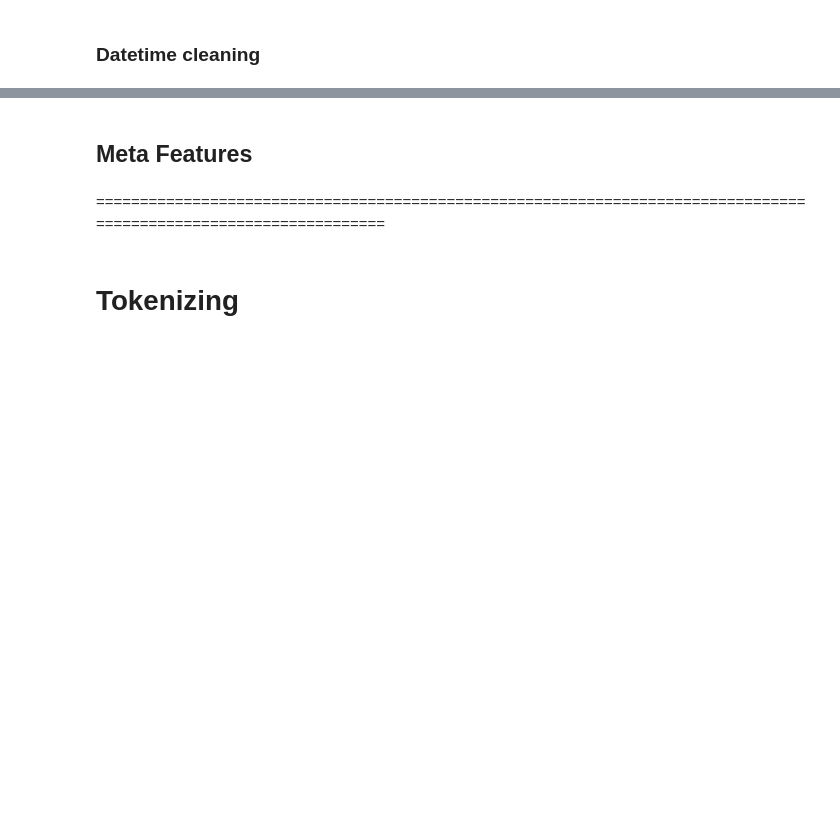
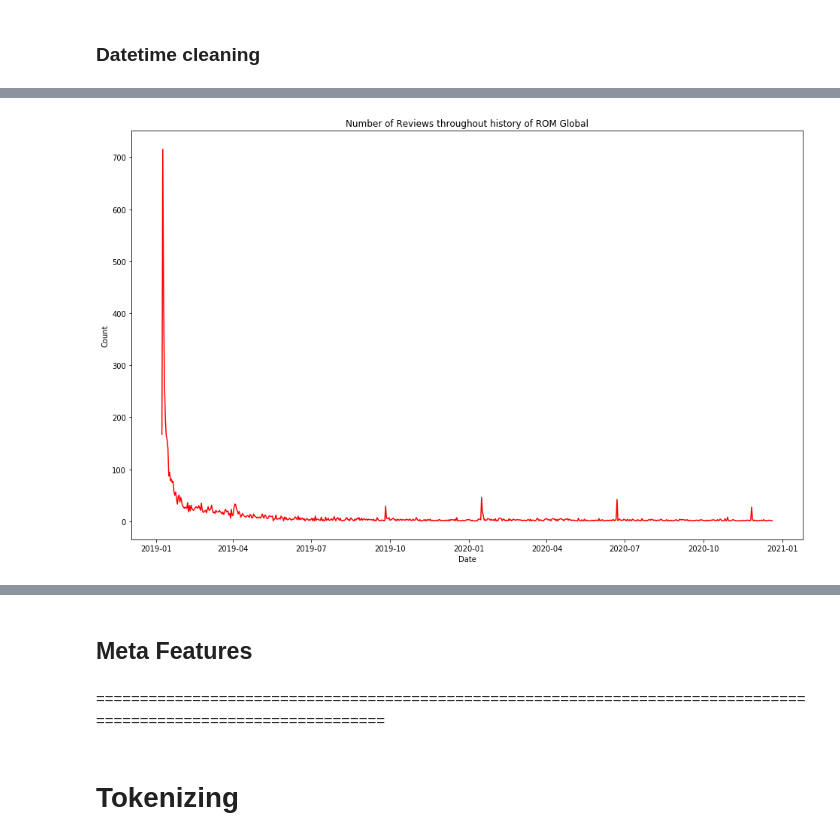
Before and after one commit to Moses-Lin/romreview, a Jupyter notebook: EDA.ipynb, the cells around one changed output, grey strips where cells are left out. Drawn from its saved outputs; the diff is of its cells as text; code cells hidden in the pictures; blank space fills up the shorter version.

```diff
--- a/EDA.ipynb
+++ b/EDA.ipynb
@@ -206,6 +284,6 @@ df['at'].value_counts()
 # %%
-df['month'] = df['at'].str[5:7]
-df['month']
+dfglobal['month'] = dfglobal['at'].str[5:7]
+dfsea['month'] = dfsea['at'].str[5:7]
 # %%
-df['at'] = pd.to_datetime(df['at'], format='%Y-%m-%d')
-df['at']
+dfglobal['at'] = pd.to_datetime(dfglobal['at'], format='%Y-%m-%d')
+dfsea['at'] = pd.to_datetime(dfsea['at'], format='%Y-%m-%d')
@@ -222,0 +290,10 @@ reviewmonthcount
+# %%
+reviewglobaltimecounts = dfglobal['at'].value_counts().reset_index(name='counts')
+reviewglobaltimecounts.columns = ['date', 'counts']
+
+reviewseatimecounts = dfsea['at'].value_counts().reset_index(name='counts')
+reviewseatimecounts.columns = ['date', 'counts']
+
+print(reviewglobaltimecounts)
+print('----------------------')
+print(reviewseatimecounts)
@@ -222,0 +318,13 @@ reviewmonthcount
+# %%
+reviewglobaltimecounts = reviewglobaltimecounts.sort_values(by='date')
+reviewseatimecounts = reviewseatimecounts.sort_values(by='date')
+
+reviewglobalmonthcount = dfglobal['month'].value_counts().reset_index(name='counts')
+reviewglobalmonthcount.columns = ['month', 'counts']
+
+reviewseamonthcount = dfsea['month'].value_counts().reset_index(name='counts')
+reviewseamonthcount.columns = ['month', 'counts']
+
+print(reviewglobalmonthcount)
+print('----------------------')
+print(reviewseamonthcount)
@@ -223,12 +349,14 @@ reviewmonthcount
 # %%
 fig, ax = plt.subplots(figsize=(16, 10))
 
-ax.plot(reviewtimecounts['date'],
-        reviewtimecounts['counts'],
+ax.plot(reviewglobaltimecounts['date'],
+        reviewglobaltimecounts['counts'],
         color='red')
 
 ax.set(xlabel="Date",
        ylabel="Count",
-       title="Number of Reviews throughout history of ROM")
+       title="Number of Reviews throughout history of ROM Global")
 
 plt.show()
+# %% [output]
+[figure, added]
```
Also changed, not shown: parts of 22 cells of this notebook, 1 other file.
